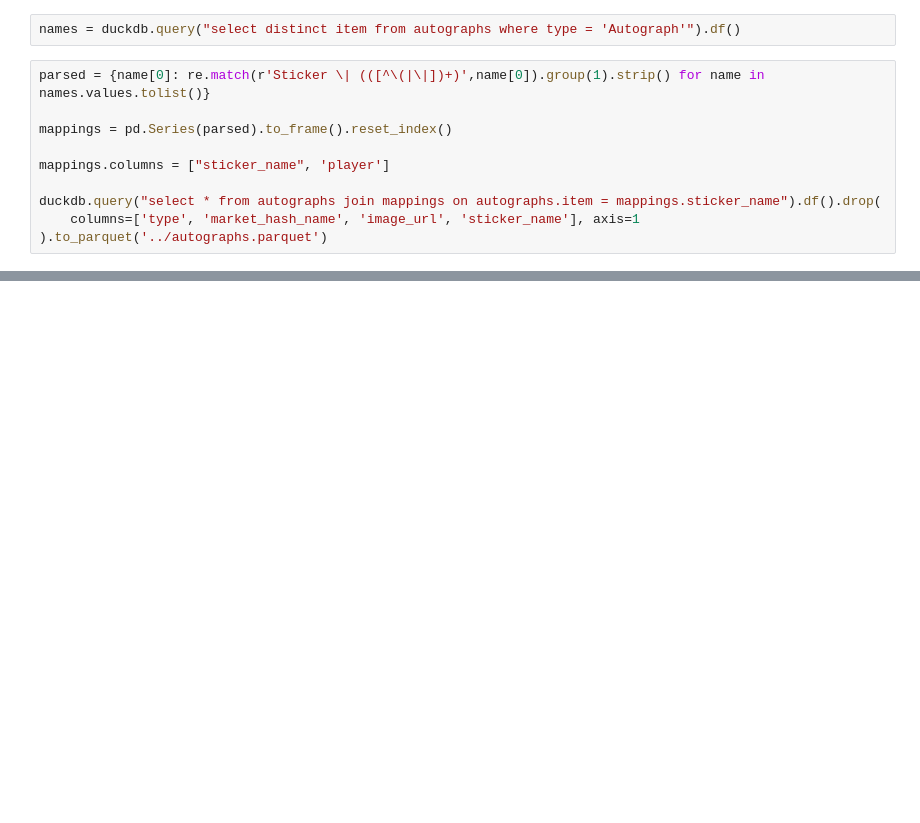
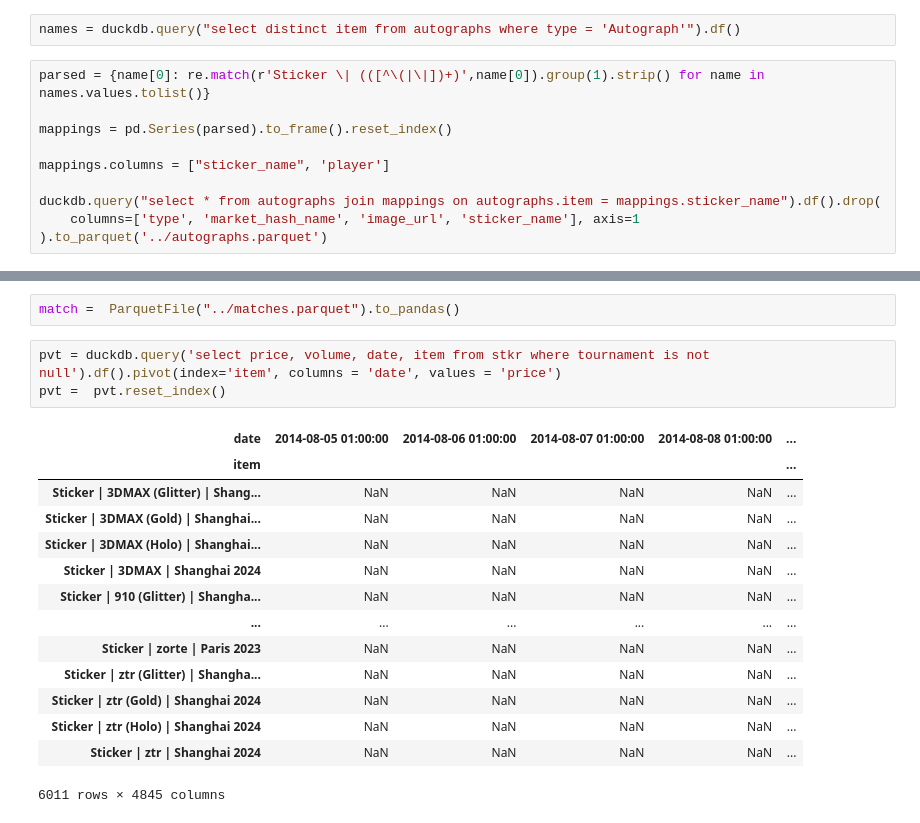
Before and after one commit to curtisjbradley/MarketReview, a Jupyter notebook: datagen/sticker-data.ipynb, the cells around one changed output, grey strips where cells are left out. Cells and saved outputs as stored; diff of their text form; blank space fills up the shorter version.

```diff
--- a/datagen/sticker-data.ipynb
+++ b/datagen/sticker-data.ipynb
@@ -50,0 +108,20 @@ duckdb.query("select distinct tournament from stkr").df()
+# %%
+match =  ParquetFile("../matches.parquet").to_pandas()
+# %%
+pvt = duckdb.query('select price, volume, date, item from stkr where tournament is not null').df().pivot(index='item', columns = 'date', values = 'price')
+pvt =  pvt.reset_index()
+# %% [output]
+| date | 2014-08-05 01:00:00 | 2014-08-06 01:00:00 | 2014-08-07 01:00:00 | 2014-08-08 01:00:00 | ... |
+| item |  |  |  |  | ... |
+| Sticker | 3DMAX (Glitter) | Shang... | NaN | NaN | NaN | NaN | ... |
+| Sticker | 3DMAX (Gold) | Shanghai... | NaN | NaN | NaN | NaN | ... |
+| Sticker | 3DMAX (Holo) | Shanghai... | NaN | NaN | NaN | NaN | ... |
+| Sticker | 3DMAX | Shanghai 2024 | NaN | NaN | NaN | NaN | ... |
+| Sticker | 910 (Glitter) | Shangha... | NaN | NaN | NaN | NaN | ... |
+| ... | ... | ... | ... | ... | ... |
+| Sticker | zorte | Paris 2023 | NaN | NaN | NaN | NaN | ... |
+| Sticker | ztr (Glitter) | Shangha... | NaN | NaN | NaN | NaN | ... |
+| Sticker | ztr (Gold) | Shanghai 2024 | NaN | NaN | NaN | NaN | ... |
+| Sticker | ztr (Holo) | Shanghai 2024 | NaN | NaN | NaN | NaN | ... |
+| Sticker | ztr | Shanghai 2024 | NaN | NaN | NaN | NaN | ... |
+6011 rows × 4845 columns
```
Also changed, not shown: parts of 22 cells of this notebook, 1 other file.
